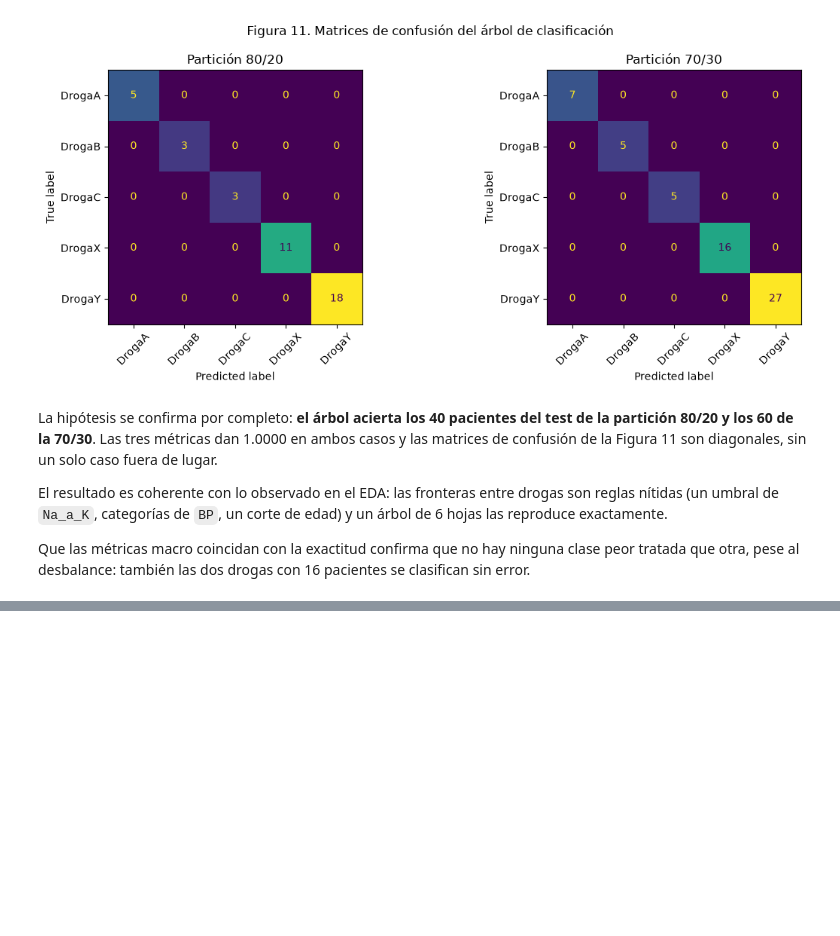
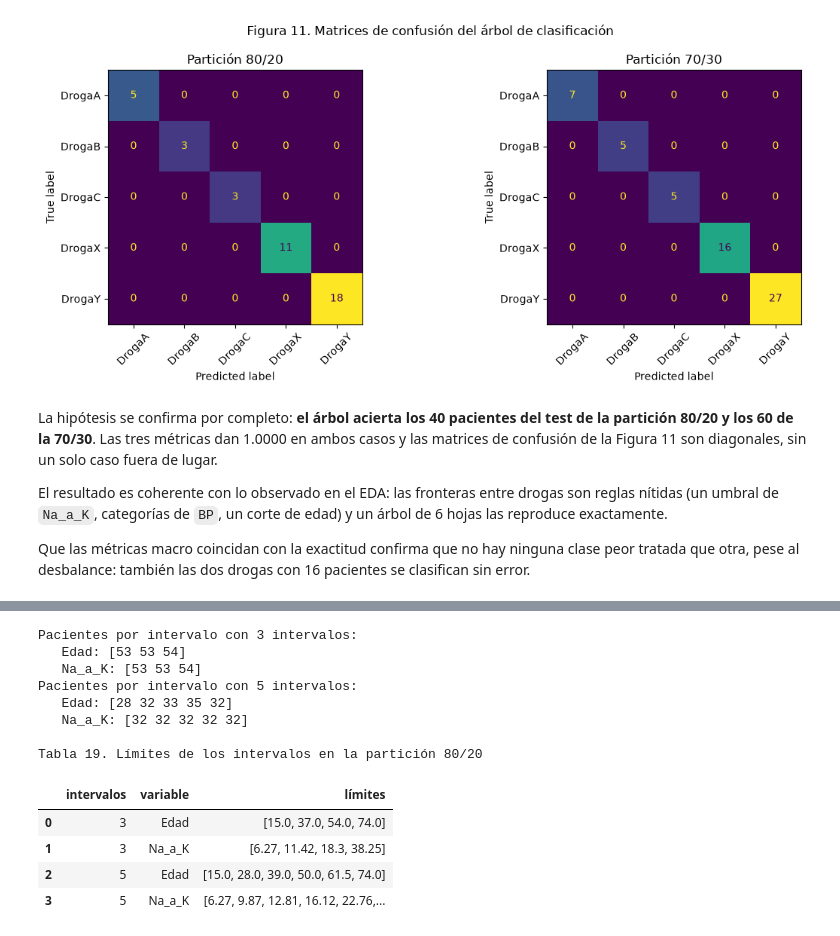
Before and after one commit to frankoespa/tuia-mineria-de-datos, a Jupyter notebook: tp2/tp2_mineria_renna_esparza.ipynb, the cells around one changed output, grey strips where cells are left out. Drawn from its saved outputs; the diff is of its cells as text; code cells hidden in the pictures; blank space fills up the shorter version.

```diff
--- a/tp2/tp2_mineria_renna_esparza.ipynb
+++ b/tp2/tp2_mineria_renna_esparza.ipynb
@@ -904,0 +917,39 @@ Que las métricas macro coincidan con la exactitud confirma que no hay ninguna c
+# %%
+discretizadores = {}
+bordes = {}
+
+for k in [3, 5]:
+    disc = KBinsDiscretizer(n_bins=k, encode="ordinal", strategy="quantile")
+    disc.set_output(transform="pandas")
+    disc.fit(particiones_pac["80/20"][0][num_pac])
+    discretizadores[k] = disc
+    for columna, limites in zip(num_pac, disc.bin_edges_):
+        bordes[(k, columna)] = np.round(limites, 2)
+
+# Verificación: cada intervalo debe contener una cantidad similar de pacientes
+for k in [3, 5]:
+    repartidos = discretizadores[k].transform(particiones_pac["80/20"][0][num_pac])
+    print(f"Pacientes por intervalo con {k} intervalos:")
+    for columna in num_pac:
+        print(f"   {columna}: {repartidos[columna].value_counts().sort_index().to_numpy()}")
+
+print()
+print("Tabla 19. Límites de los intervalos en la partición 80/20")
+pd.DataFrame(
+    [{"intervalos": k, "variable": columna, "límites": bordes[(k, columna)]}
+     for k in [3, 5] for columna in num_pac]
+)
+# %% [output]
+Pacientes por intervalo con 3 intervalos:
+   Edad: [53 53 54]
+   Na_a_K: [53 53 54]
+Pacientes por intervalo con 5 intervalos:
+   Edad: [28 32 33 35 32]
+   Na_a_K: [32 32 32 32 32]
+
+Tabla 19. Límites de los intervalos en la partición 80/20
+|  | intervalos | variable | límites |
+| 0 | 3 | Edad | [15.0, 37.0, 54.0, 74.0] |
+| 1 | 3 | Na_a_K | [6.27, 11.42, 18.3, 38.25] |
+| 2 | 5 | Edad | [15.0, 28.0, 39.0, 50.0, 61.5, 74.0] |
+| 3 | 5 | Na_a_K | [6.27, 9.87, 12.81, 16.12, 22.76,... |
```
Also changed, not shown: parts of 9 cells of this notebook, 2 other files.
